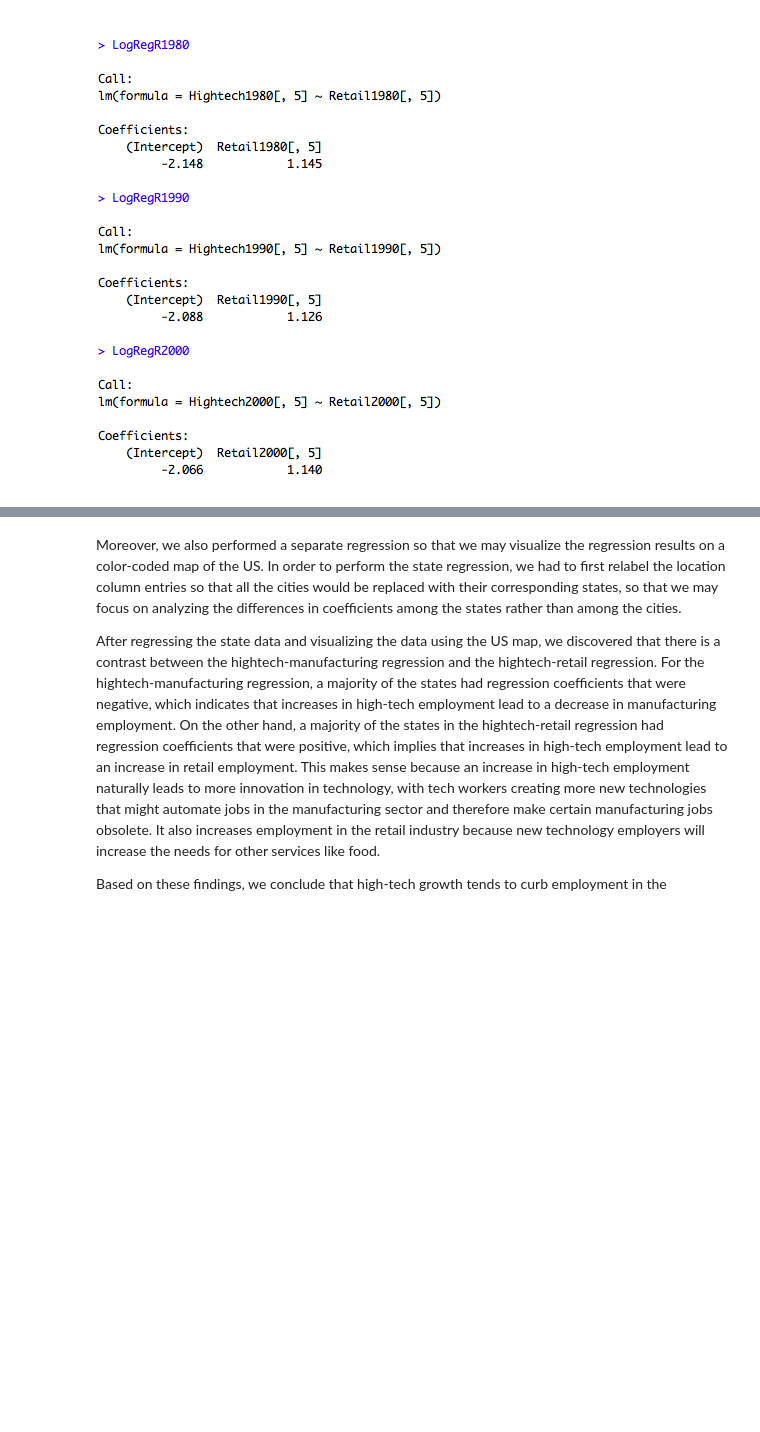
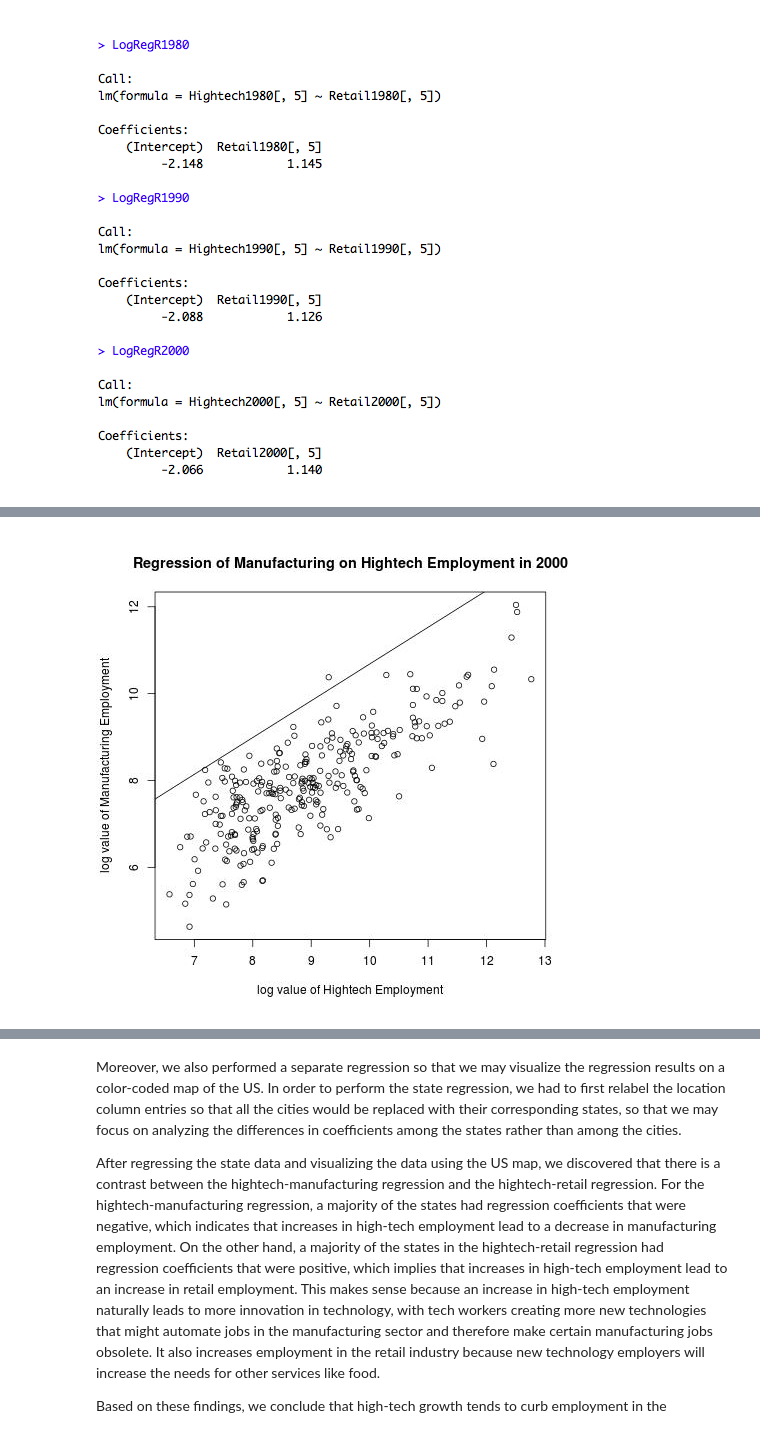
Before and after one commit to cynthiawu/data-analysis-template, a Jupyter notebook: notebooks/NB4_project_report.ipynb, the cells around one changed output, grey strips where cells are left out. Drawn from its saved outputs; the diff is of its cells as text; code cells hidden in the pictures; blank space fills up the shorter version.

```diff
--- a/notebooks/NB4_project_report.ipynb
+++ b/notebooks/NB4_project_report.ipynb
@@ -47,0 +58,5 @@ Image(filename=('../graphs/LogRegR_summ.png'))
+# %%
+from IPython.core.display import Image
+Image(filename=('../graphs/h0m0.jpg'))
+# %% [output]
+[figure, added]
```
Also changed, not shown: parts of 5 cells of this notebook.
